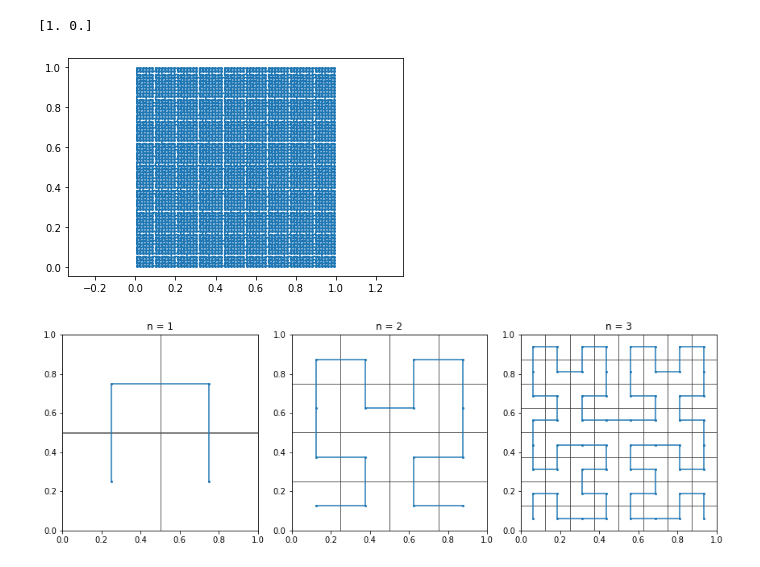
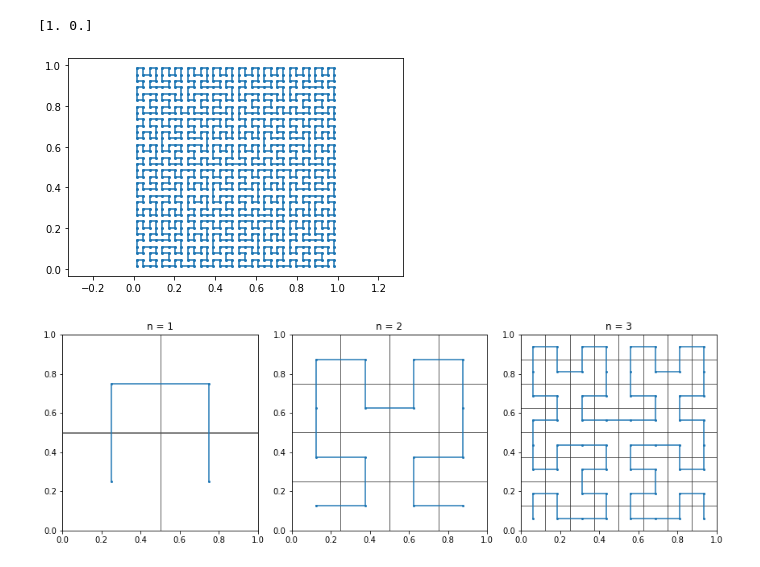
Before and after one commit to NIE0087/BP---prostor-vyplnujici-krivky, a Jupyter notebook: example.ipynb, the cells around one changed output. Cells and saved outputs as stored; diff of their text form; code cells hidden in the pictures.

```diff
--- a/example.ipynb
+++ b/example.ipynb
@@ -114,9 +115,9 @@ Bod na aproximačním polygonu: [0.2 0. ]
 [1. 0.]
 # %%
 h2da = Hilbert2D(15)
-h2da.plot_mainstream_hilbert_polygon(6)
+h2da.plot_mainstream_hilbert_polygon(5)
 # %% [output]
-[figure, old version]
+[figure, new version]
 # %%
 h2da.plot_multiple_hilberts([1, 2, 3])
 # %% [output]
```
Also changed, not shown: parts of 5 cells of this notebook, 2 other files.
